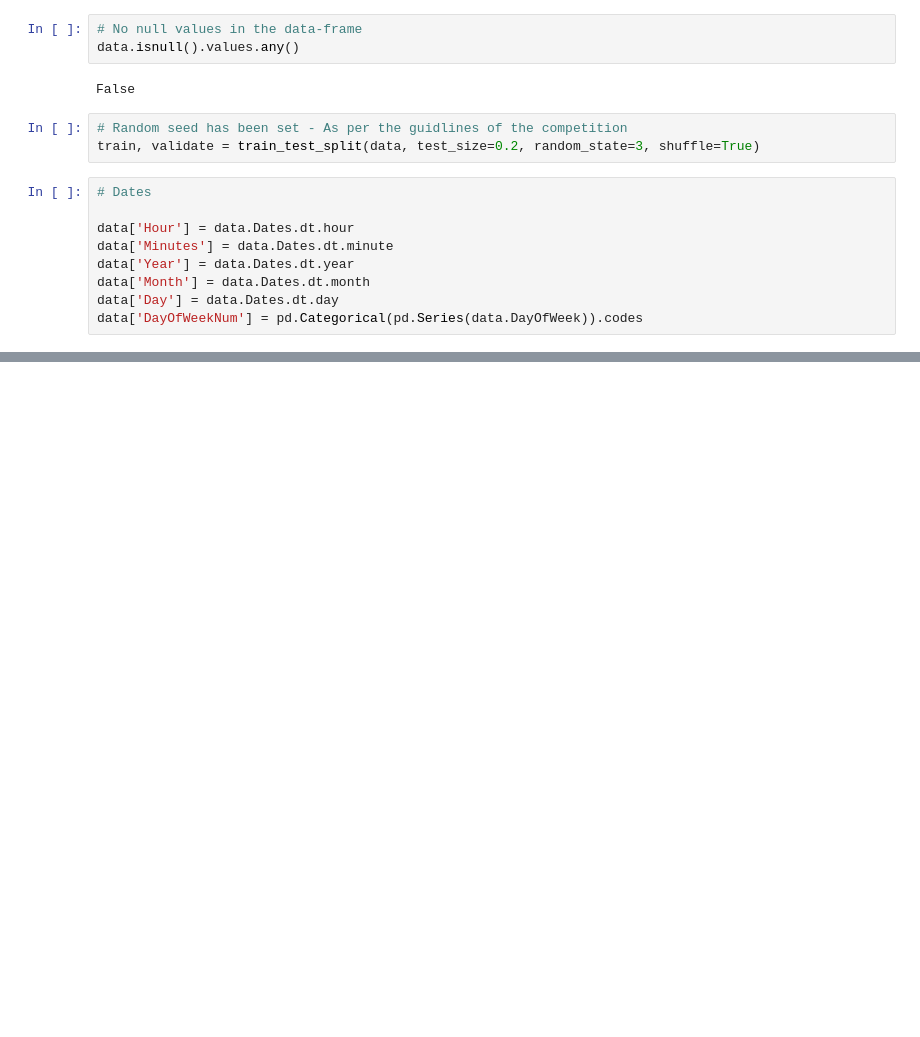
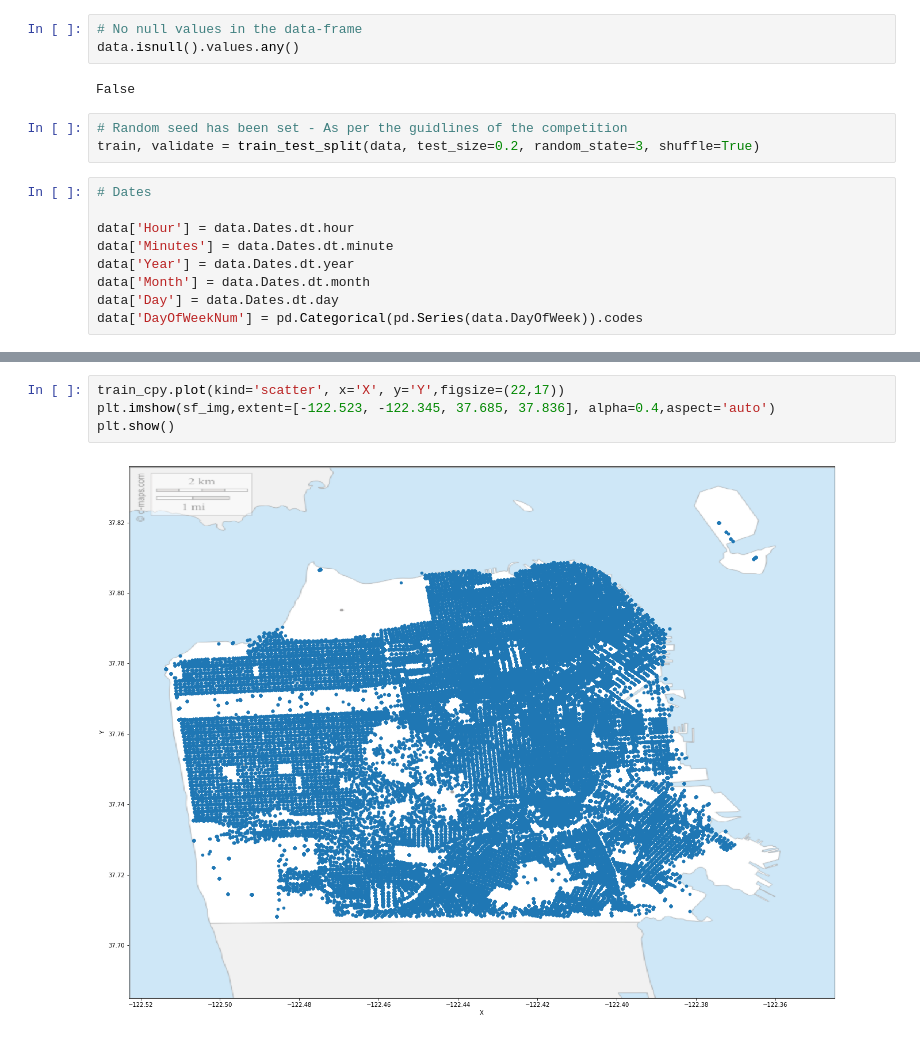
Before and after one commit to gopuvenkat/sfo-crime-classification, a Jupyter notebook: sfo-crime-classification.ipynb, the cells around one changed output, grey strips where cells are left out. Cells and saved outputs as stored; diff of their text form; blank space fills up the shorter version.

```diff
--- a/sfo-crime-classification.ipynb
+++ b/sfo-crime-classification.ipynb
@@ -67,0 +99,6 @@ data['Addr'] = data['Address'].apply(lambda a:street_from_address(a))
+# %%
+train_cpy.plot(kind='scatter', x='X', y='Y',figsize=(22,17))
+plt.imshow(sf_img,extent=[-122.523, -122.345, 37.685, 37.836], alpha=0.4,aspect='auto')
+plt.show()
+# %% [output]
+[figure, added]
```
Also changed, not shown: parts of 14 cells of this notebook, 3 other files.
